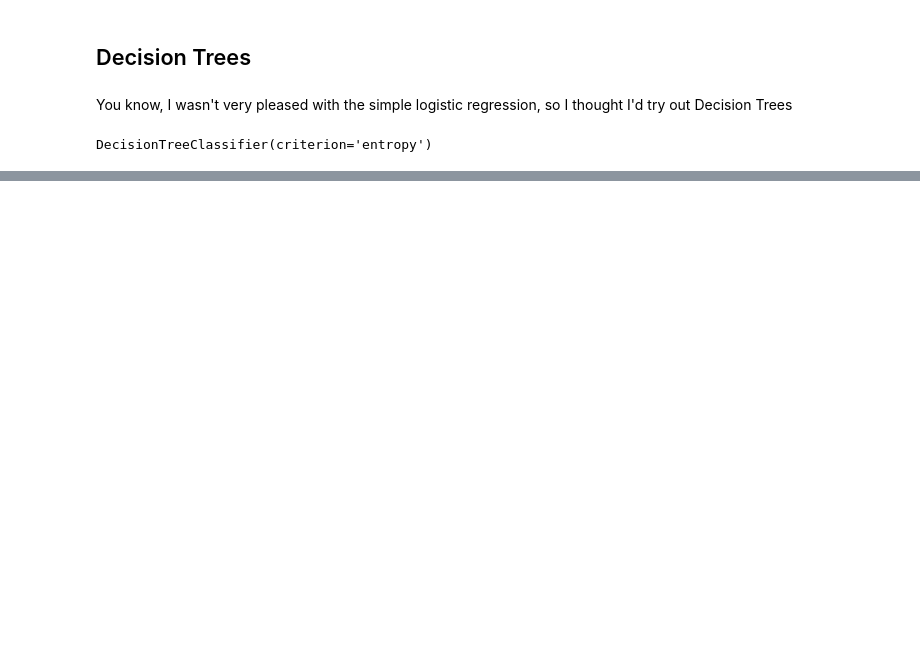
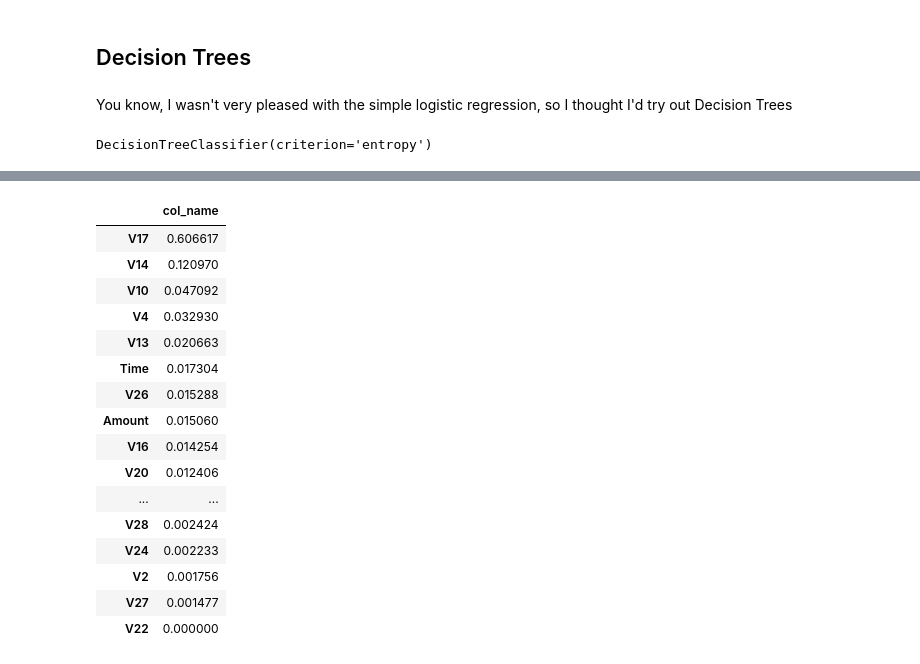
Before and after one commit to djournic/cc_fraud, a Jupyter notebook: CC_Fraud.ipynb, the cells around one changed output, grey strips where cells are left out. Drawn from its saved outputs; the diff is of its cells as text; code cells hidden in the pictures; blank space fills up the shorter version.

```diff
--- a/CC_Fraud.ipynb
+++ b/CC_Fraud.ipynb
@@ -149,0 +179,22 @@ plt.show()
+# %%
+feat_imp=pd.DataFrame({'col_name': clf.feature_importances_}, index=features).sort_values(by='col_name', ascending=False)
+# %%
+feat_imp
+# %% [output]
+|  | col_name |
+| V17 | 0.606617 |
+| V14 | 0.120970 |
+| V10 | 0.047092 |
+| V4 | 0.032930 |
+| V13 | 0.020663 |
+| Time | 0.017304 |
+| V26 | 0.015288 |
+| Amount | 0.015060 |
+| V16 | 0.014254 |
+| V20 | 0.012406 |
+| ... | ... |
+| V28 | 0.002424 |
+| V24 | 0.002233 |
+| V2 | 0.001756 |
+| V27 | 0.001477 |
+| V22 | 0.000000 |
```
Also changed, not shown: parts of 7 cells of this notebook.
